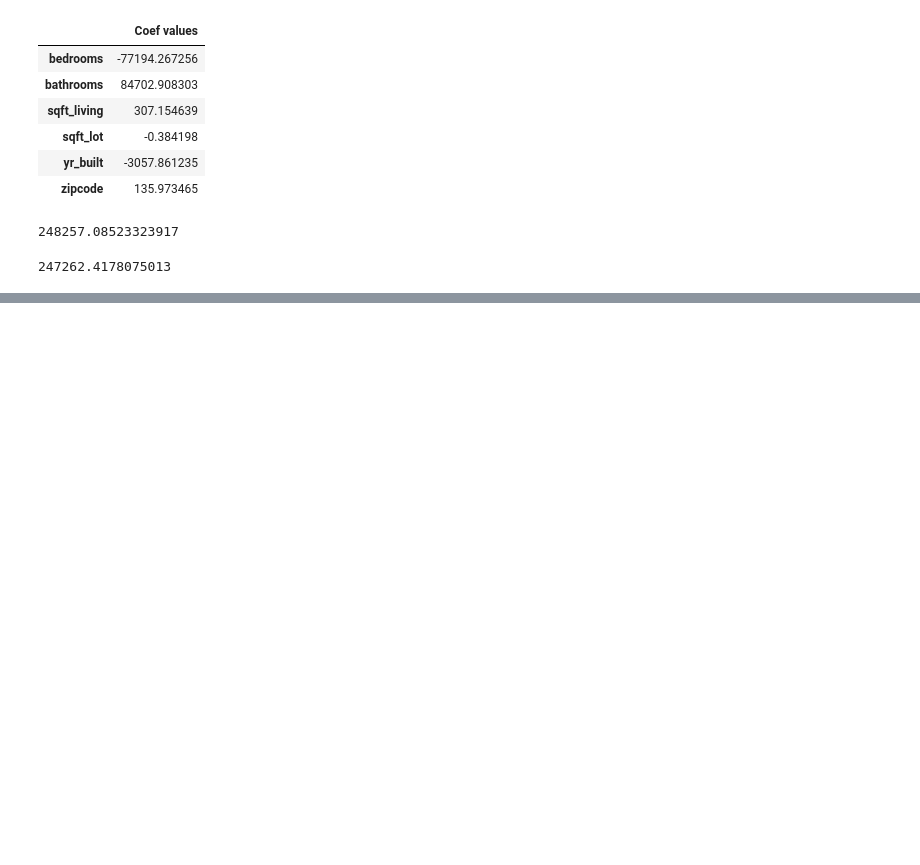
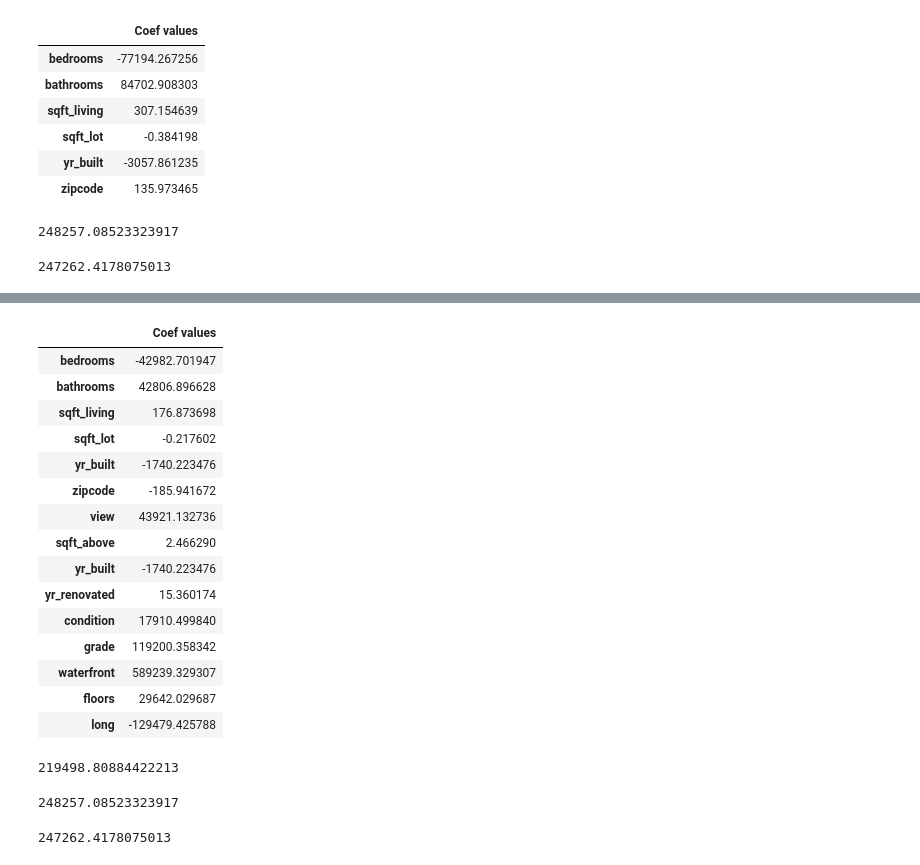
Before and after one commit to hagios2/House-Price-Prediction, a Jupyter notebook: Untitled.ipynb, the cells around one changed output, grey strips where cells are left out. Cells and saved outputs as stored; diff of their text form; code cells hidden in the pictures; blank space fills up the shorter version.

```diff
--- a/Untitled.ipynb
+++ b/Untitled.ipynb
@@ -341,0 +364,8 @@ RMSE
+# %%
+#defining x features and y features
+X2 = house[['bedrooms', 'bathrooms', 'sqft_living', 'sqft_lot',
+            'yr_built', 'zipcode', 'view',
+            'sqft_above', 'yr_built', 'yr_renovated', 'condition',
+           'grade', 'waterfront', 'floors', 'long']]
+
+y2 = house['price']
@@ -341,0 +414,20 @@ RMSE
+# %%
+df_coef2 = pd.DataFrame(model2.coef_, X2.columns, columns=['Coef values'])
+df_coef2
+# %% [output]
+|  | Coef values |
+| bedrooms | -42982.701947 |
+| bathrooms | 42806.896628 |
+| sqft_living | 176.873698 |
+| sqft_lot | -0.217602 |
+| yr_built | -1740.223476 |
+| zipcode | -185.941672 |
+| view | 43921.132736 |
+| sqft_above | 2.466290 |
+| yr_built | -1740.223476 |
+| yr_renovated | 15.360174 |
+| condition | 17910.499840 |
+| grade | 119200.358342 |
+| waterfront | 589239.329307 |
+| floors | 29642.029687 |
+| long | -129479.425788 |
@@ -341,0 +436,13 @@ RMSE
+# %%
+RMSE2 = np.sqrt(mean_sqr_err2)
+RMSE2
+# %% [output]
+219498.80884422213
+# %%
+RMSE1
+# %% [output]
+248257.08523323917
+# %%
+RMSE
+# %% [output]
+247262.4178075013
```
Also changed, not shown: parts of 13 cells of this notebook.
